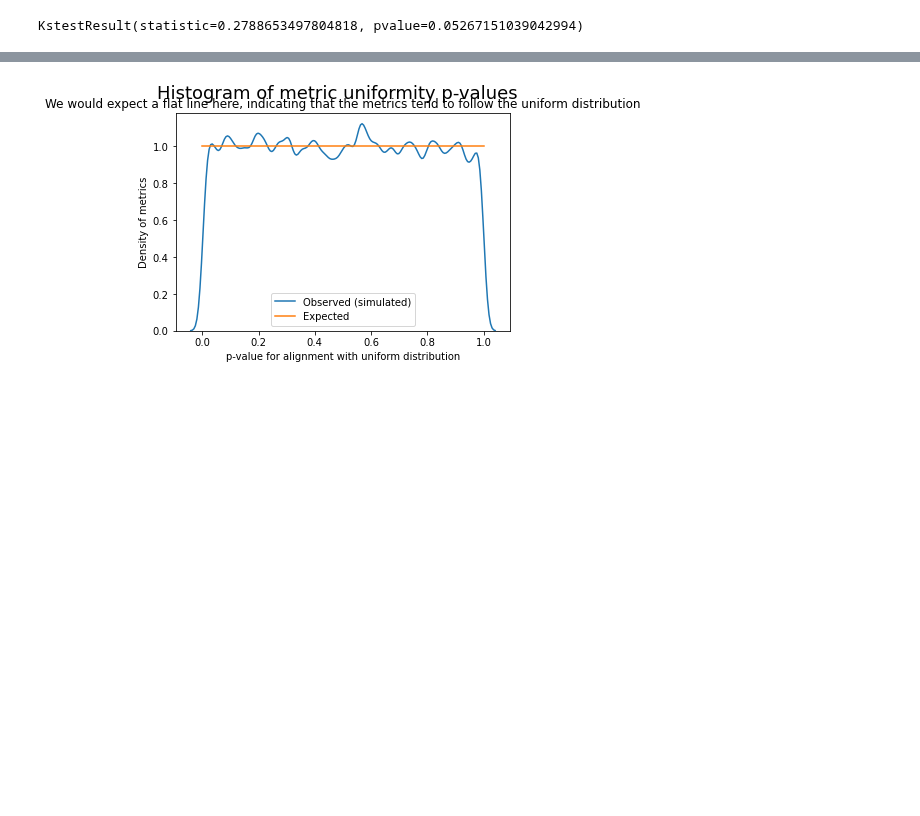
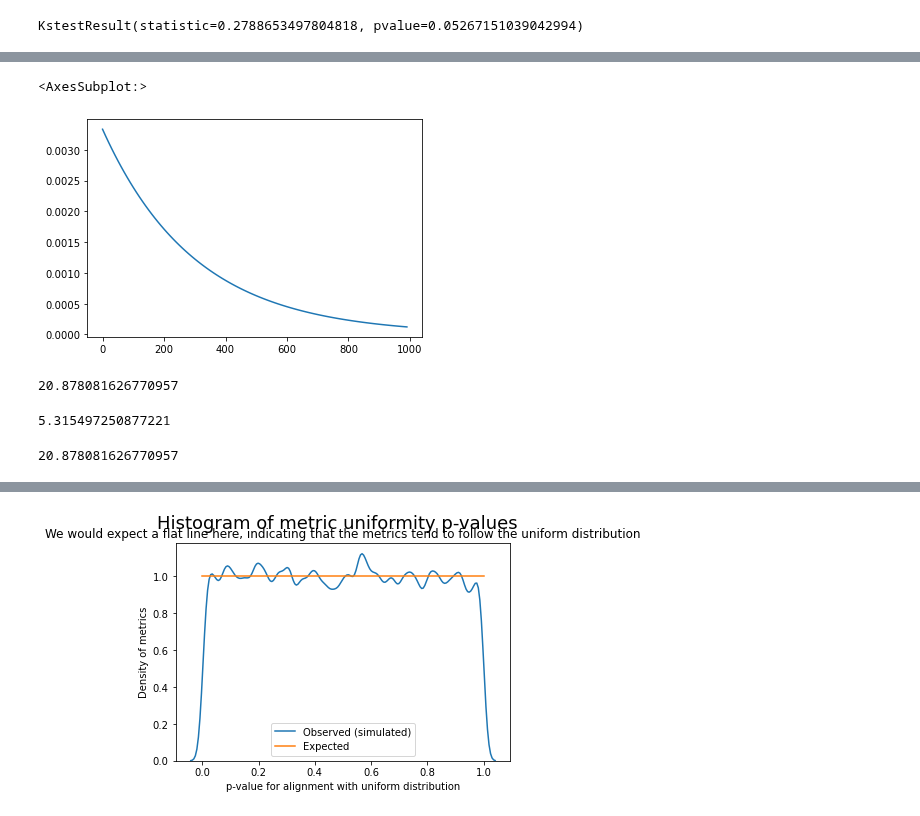
Before and after one commit to mozilla/jetstream, a Jupyter notebook: Analyze Multiple Simulations.ipynb, the cells around one changed output, grey strips where cells are left out. Drawn from its saved outputs; the diff is of its cells as text; code cells hidden in the pictures; blank space fills up the shorter version.

```diff
--- a/Analyze Multiple Simulations.ipynb
+++ b/Analyze Multiple Simulations.ipynb
@@ -375,0 +423,5 @@ KstestResult(statistic=0.2788653497804818, pvalue=0.05267151039042994)
+# %%
+sns.lineplot(xplot, st.expon.pdf(xplot, loc=0, scale=300))
+# %% [output]
+<AxesSubplot:>
+[figure, added]
@@ -375,0 +462,12 @@ KstestResult(statistic=0.2788653497804818, pvalue=0.05267151039042994)
+# %%
+np.mean(base_sample)
+# %% [output]
+20.878081626770957
+# %%
+np.std(base_sample)/np.mean(base_sample)
+# %% [output]
+5.315497250877221
+# %%
+np.mean(test_sample)
+# %% [output]
+20.878081626770957
```
Also changed, not shown: parts of 35 cells of this notebook, 2 other files.
